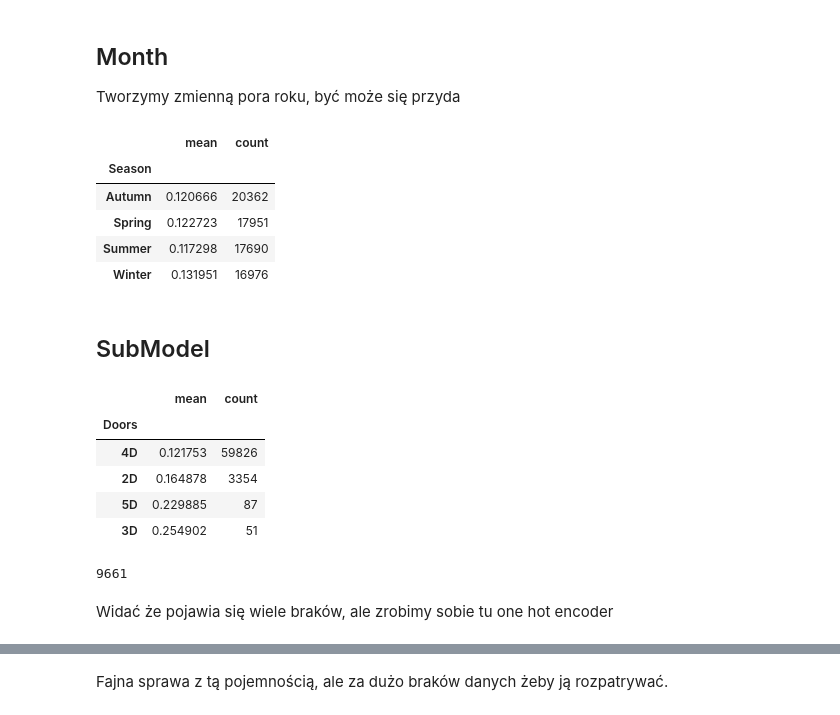
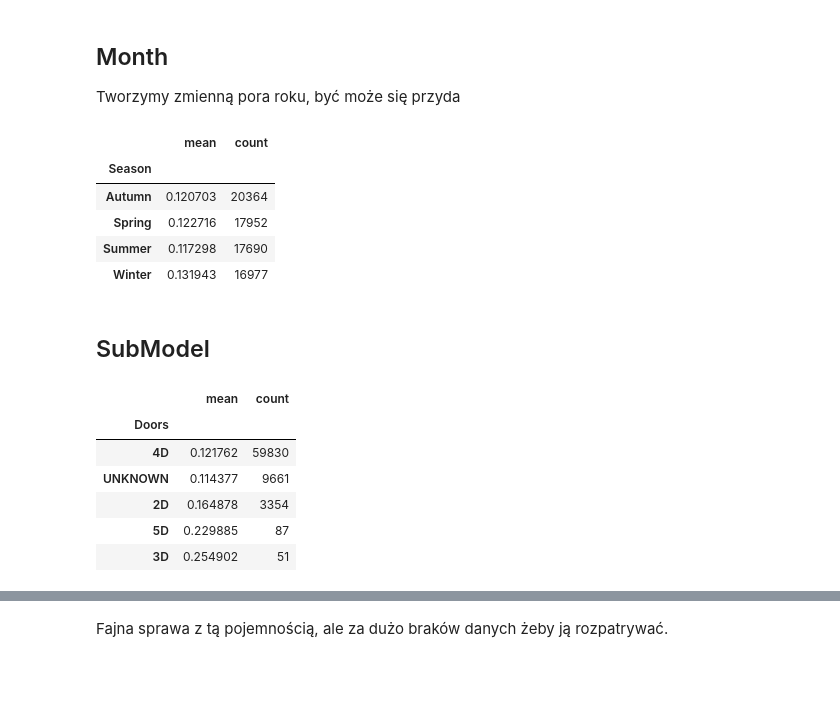
Before and after one commit to Koliber216/DontGetKicked-ML-Classification, a Jupyter notebook: Maciek.ipynb, the cells around one changed output, grey strips where cells are left out. Saved outputs shown, nothing was run; the diff lists cells and outputs as text; code cells hidden in the pictures; blank space fills up the shorter version.

```diff
--- a/Maciek.ipynb
+++ b/Maciek.ipynb
@@ -320,6 +321,8 @@ df.groupby('SubModel')['IsBadBuy'].agg(['mean','count']).sort_values('count',asc
 # %%
 # usuwamy te marki, bo mamy dla nich tylko po 1 lub 2 obserwacje
 df = df.loc[~df['Make'].isin(["HUMMER", "PLYMOUTH", "TOYOTA SCION"]), :]
+# %%
+df['Year'] = df['Year'].apply(lambda x: x == 2010).astype(int)
 # %% [markdown]
 ## Month
 
@@ -341,29 +344,24 @@ df.groupby('Season')['IsBadBuy'].agg(['mean','count']).sort_values('count',ascen
 # %% [output]
 |  | mean | count |
 | Season |  |  |
-| Autumn | 0.120666 | 20362 |
-| Spring | 0.122723 | 17951 |
+| Autumn | 0.120703 | 20364 |
+| Spring | 0.122716 | 17952 |
 | Summer | 0.117298 | 17690 |
-| Winter | 0.131951 | 16976 |
+| Winter | 0.131943 | 16977 |
 # %% [markdown]
 ## SubModel
 # %%
 # wygiągamy liczbę drzwi ze zmiennej SubModel
-df['Doors'] = df['SubModel'].str.extract(r'([1-9]D)')
+df['Doors'] = df['SubModel'].str.extract(r'([1-9]D)').replace(np.nan, "UNKNOWN")
 df.groupby('Doors')['IsBadBuy'].agg(['mean','count']).sort_values('count',ascending = False)
 # %% [output]
 |  | mean | count |
 | Doors |  |  |
-| 4D | 0.121753 | 59826 |
+| 4D | 0.121762 | 59830 |
+| UNKNOWN | 0.114377 | 9661 |
 | 2D | 0.164878 | 3354 |
 | 5D | 0.229885 | 87 |
 | 3D | 0.254902 | 51 |
-# %%
-df.Doors.isna().sum()
-# %% [output]
-9661
-# %% [markdown]
-Widać że pojawia się wiele braków, ale zrobimy sobie tu one hot encoder
 # %%
 # wygiągamy pojemność silnika ze zmiennej SubModel
 df['Engine_size'] = df['SubModel'].str.extract(r'([1-9].[1-9])')
```
Also changed, not shown: parts of 19 cells of this notebook.
